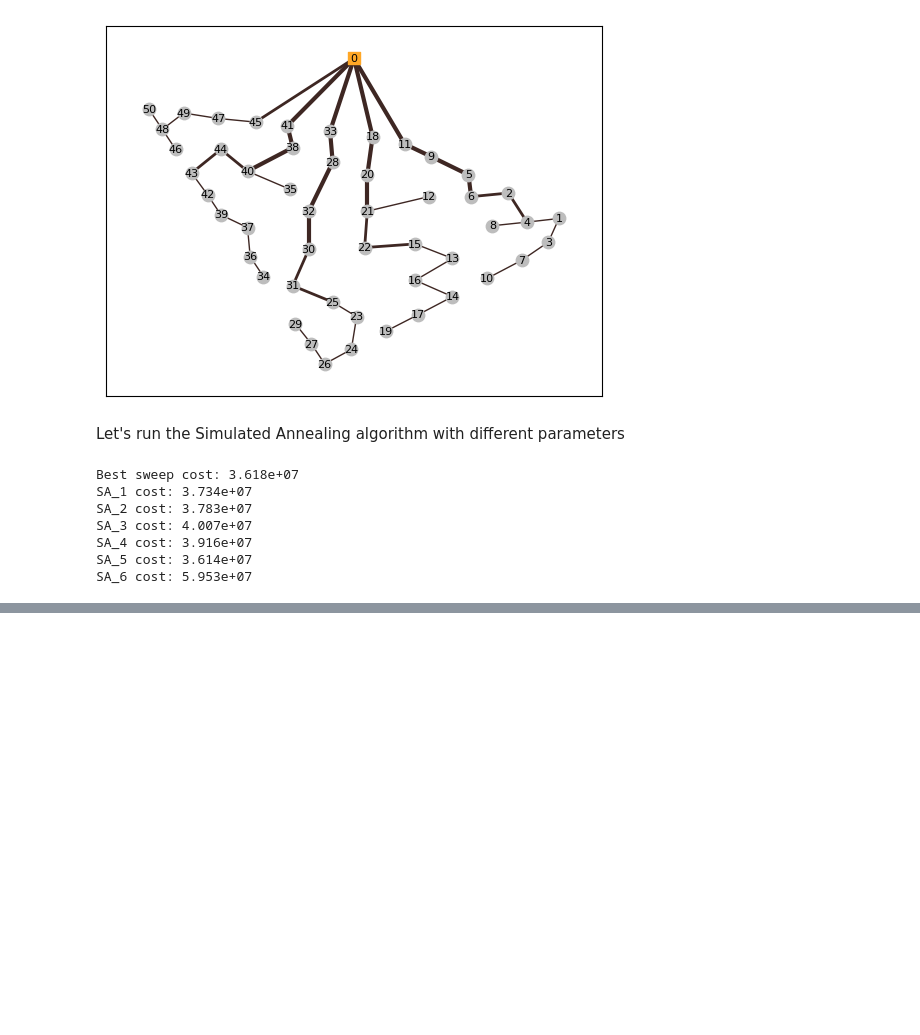
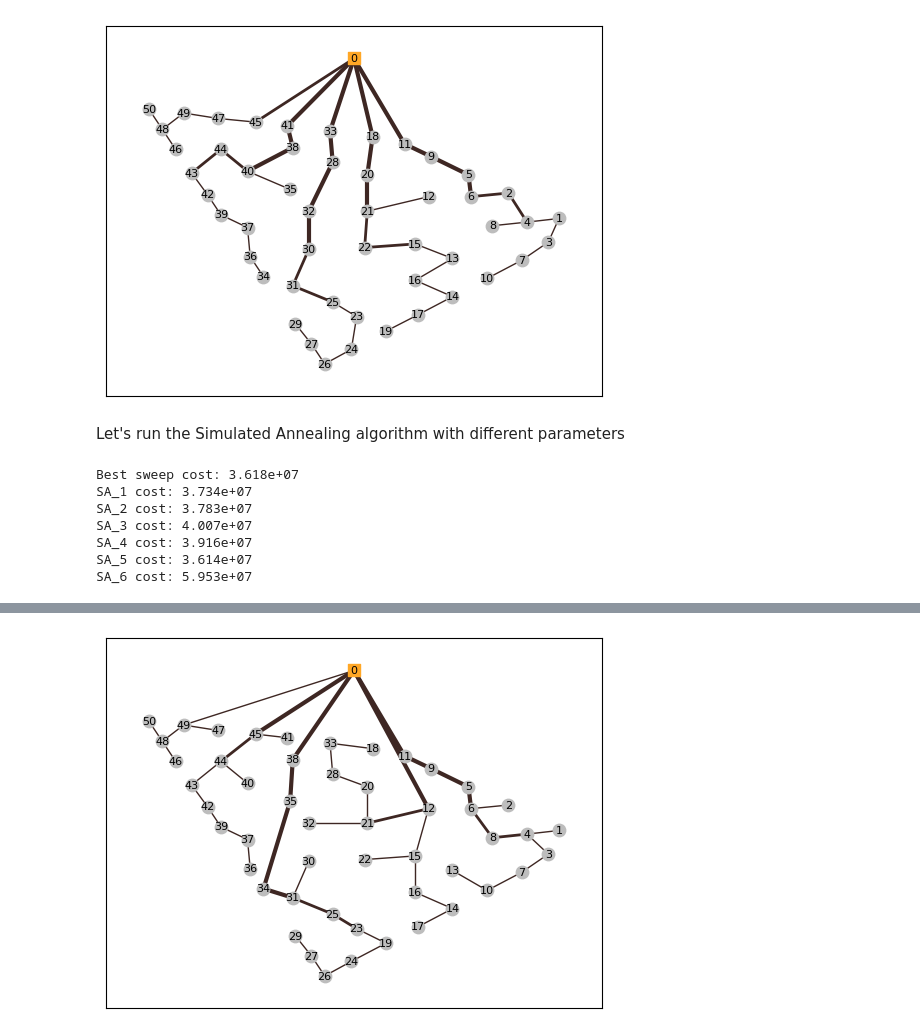
Before and after one commit to FernandoSchett/wamuu, a Jupyter notebook: code_examples/2.0-pma-simulated_annealing.ipynb, the cells around one changed output, grey strips where cells are left out. Cells and saved outputs as stored; diff of their text form; code cells hidden in the pictures; blank space fills up the shorter version.

```diff
--- a/code_examples/2.0-pma-simulated_annealing.ipynb
+++ b/code_examples/2.0-pma-simulated_annealing.ipynb
@@ -79,0 +92,4 @@ SA_6 cost: 5.953e+07
+# %%
+plot(SA_4)
+# %% [output]
+[figure, added]
```
Also changed, not shown: parts of 5 cells of this notebook.
